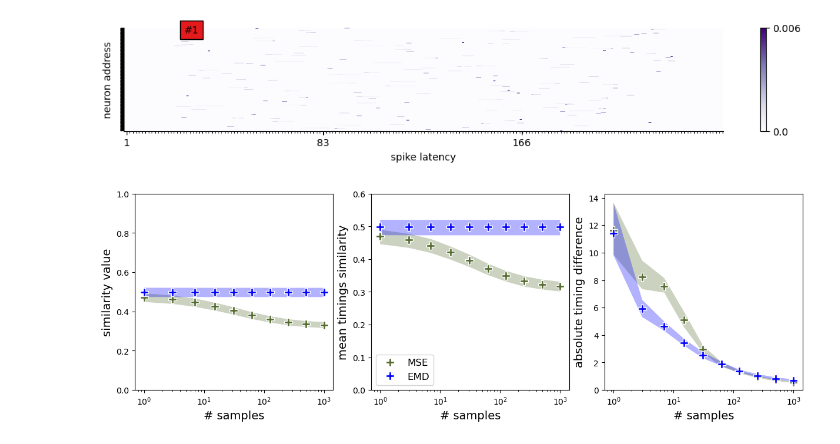
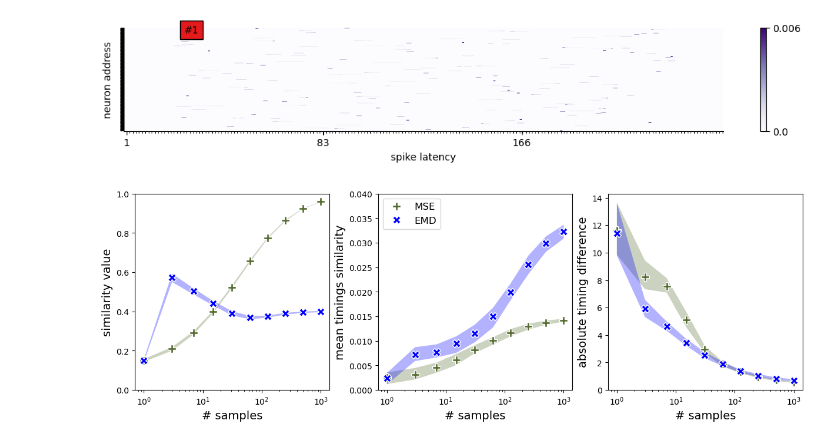
Before and after one commit to AntoineGrimaldi/wassa, a Jupyter notebook: results_paper/figure_2_num_samples.ipynb, the cells around one changed output. Drawn from its saved outputs; the diff is of its cells as text; code cells hidden in the pictures.

```diff
--- a/results_paper/figure_2_num_samples.ipynb
+++ b/results_paper/figure_2_num_samples.ipynb
@@ -103,29 +107,30 @@ results, _ = performance_as_a_function_of_dataset_parameters(file_name, dataset_
 # %%
-name_metrics = ['emd mean timings', 'emd', 'mean time diff']
+name_metrics = ['kernels similarity', 'mean timings similarity', 'mean time diff']
 name_methods = ['MSE','EMD']
+markers = ['P','X']
 colors = ['darkolivegreen','blue','purple','orangered']
 xlabel = '# samples'
 quantile = True
 
 fig, ax = plt.subplots(1,3, figsize=(12,4),constrained_layout = True)
 for i in range(len(name_metrics)):
     for m in range(len(name_methods)):
         ymin, ymax = 0, 1
         xmin, xmax = 0, 1000
         do_legend, log_x, log_y = False, True, False
         if i==0:
             ylabel = 'similarity value'
         elif i==2:
             ylabel = 'absolute timing difference'
             ymax = None
         else:
-            ymax = .6
+            ymax = .04
             ylabel = 'mean timings similarity'
             log_y = False
             do_legend = True
-        ax[i] = plot_results_std(ax[i],results[:,m],dataset_variables['N_samples'],training_metrics+synthetic_metrics,xlabel,name_metrics[i],name_methods[m],colors[m],ymax=ymax,ymin=ymin,ylabel=ylabel,do_legend=do_legend,log_x=log_x,log_y=log_y,quantile=quantile)
+        ax[i] = plot_results_std(ax[i],results[:,m],dataset_variables['N_samples'],training_metrics+synthetic_metrics,xlabel,name_metrics[i],name_methods[m],colors[m],ymax=ymax,ymin=ymin,ylabel=ylabel,do_legend=do_legend,log_x=log_x,log_y=log_y,quantile=quantile,marker=markers[m])
 # %% [output]
-[figure, old version]
+[figure, new version]
 # %%
 #fig.tight_layout()
 fig.savefig('../figures/results_samples.pdf', bbox_inches = 'tight')
```
Also changed, not shown: parts of 5 cells of this notebook, 6 other files.
